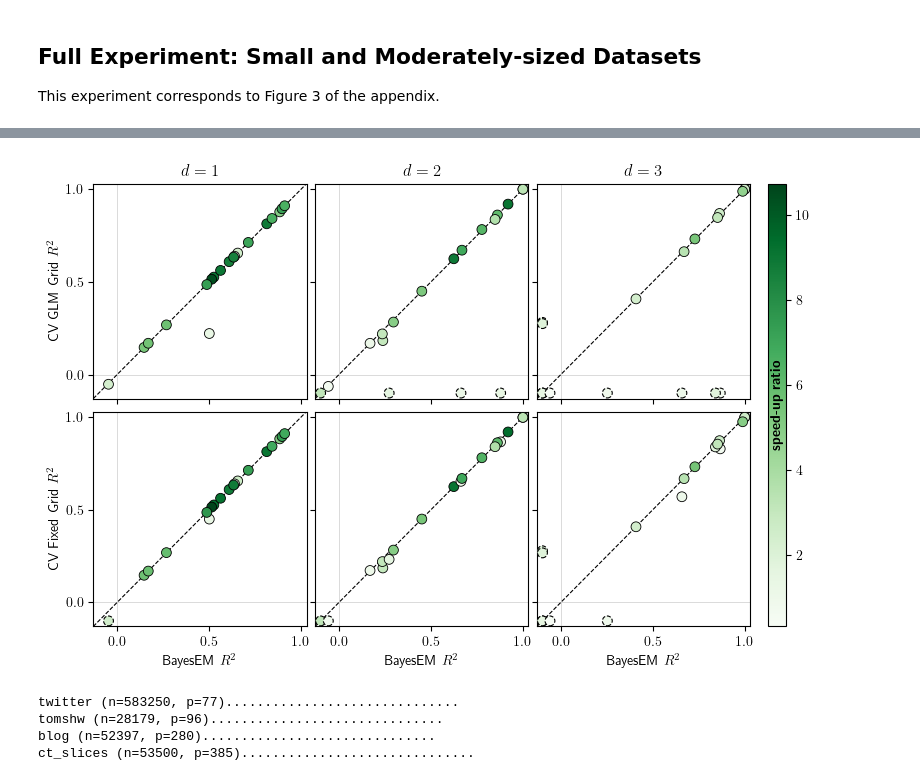
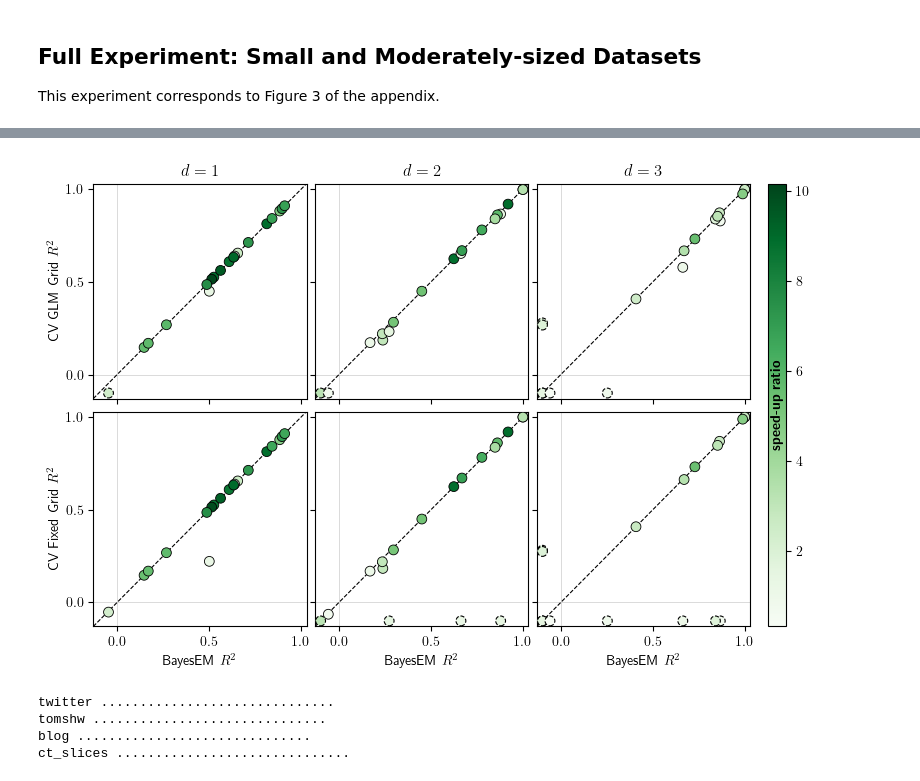
Before and after one commit to marioboley/fastridge, a Jupyter notebook: experiments/real_data.ipynb, the cells around one changed output, grey strips where cells are left out. Saved outputs shown, nothing was run; the diff lists cells and outputs as text; code cells hidden in the pictures.

Commit message:
feat: update real_data.ipynb to new EmpiricalDataExperiment API with explicit ns and generator
Co-Authored-By: Claude Sonnet 4.6 <noreply@anthropic.com>

```diff
--- a/experiments/real_data.ipynb
+++ b/experiments/real_data.ipynb
@@ -197,7 +200,7 @@ fig, axes = grid_with_colourbar(2, 3, norm, plt.cm.Greens,
 
 
 for col, e in enumerate([exp, exp_d2, exp_d3]):
-    for row, cv in enumerate([1, 2]):
+    for row, cv in enumerate([2, 1]):
         scatter_clipped(np.nanmean(e.prediction_r2_[:, :, 0, 0], axis=0),
                         np.nanmean(e.prediction_r2_[:, :, 0, cv], axis=0),
                         np.nanmean(e.fitting_time_[:, :, 0, cv], axis=0)
@@ -330,7 +334,8 @@ problems_full_d2 = [
 # %%
 exp_full_d2 = EmpiricalDataExperiment(
     problems_full_d2, list(estimators_full.values()),
-    n_iterations=30, seed=123,
+    reps=30, ns=[[NEURIPS2023_TRAIN_SIZES[p.dataset]] for p in problems_full_d2],
+    seed=123, generator='MT19937',
     est_names=list(estimators_full.keys())).run()
 print()
 # %% [output]
@@ -389,34 +394,35 @@ pd.DataFrame(rows_full_d2).sort_values('n_train', ascending=False).round(2)
 # %%
 problems_full_d3 = [
-    EmpiricalDataProblem('abalone',          'Rings',                         x_transforms=_OHE + [PolynomialExpansion(3)]),
-    EmpiricalDataProblem('airfoil',          'scaled-sound-pressure',         x_transforms=[PolynomialExpansion(3)]),
-    EmpiricalDataProblem('automobile',       'price',               nan_policy='drop_rows', x_transforms=_OHE + [PolynomialExpansion(3)]),
+    EmpiricalDataProblem('abalone',          'Rings',                         x_transforms=_OHE + [PolynomialExpansion(3)],                          zero_variance_filter=True),
+    EmpiricalDataProblem('airfoil',          'scaled-sound-pressure',         x_transforms=[PolynomialExpansion(3)],                                  zero_variance_filter=True),
+    EmpiricalDataProblem('automobile',       'price',               nan_policy='drop_rows', x_transforms=_OHE + [PolynomialExpansion(3)],              zero_variance_filter=True),
     EmpiricalDataProblem('autompg',          'mpg',
-                         drop=['car_name'], nan_policy='drop_rows', x_transforms=[PolynomialExpansion(3)]),
+                         drop=['car_name'], nan_policy='drop_rows', x_transforms=[PolynomialExpansion(3)],                                             zero_variance_filter=True),
     EmpiricalDataProblem('crime',            'ViolentCrimesPerPop',
                          drop=['state', 'fold', 'communityname'],
-                         nan_policy='drop_cols',                    x_transforms=[PolynomialExpansion(3)]),
+                         nan_policy='drop_cols',                    x_transforms=[PolynomialExpansion(3)],                                             zero_variance_filter=True),
     # EmpiricalDataProblem('ribo',             'y'),  # memory exhaustion at d>=2
     # EmpiricalDataProblem('eye',              'y'),  # excluded in paper for d=3
-    EmpiricalDataProblem('boston',           'medv',                          x_transforms=[PolynomialExpansion(3)]),
-    EmpiricalDataProblem('concrete',         'Concrete compressive strength', x_transforms=[PolynomialExpansion(3)]),
-    EmpiricalDataProblem('diabetes',         'target',                        x_transforms=[PolynomialExpansion(3)]),
+    EmpiricalDataProblem('boston',           'medv',                          x_transforms=[PolynomialExpansion(3)],                                  zero_variance_filter=True),
+    EmpiricalDataProblem('concrete',         'Concrete compressive strength', x_transforms=[PolynomialExpansion(3)],                                  zero_variance_filter=True),
+    EmpiricalDataProblem('diabetes',         'target',                        x_transforms=[PolynomialExpansion(3)],                                  zero_variance_filter=True),
     EmpiricalDataProblem('facebook',         'Total Interactions',
                          drop=['comment', 'like', 'share'],
-                         nan_policy='drop_rows',                      x_transforms=_OHE + [PolynomialExpansion(3)]),
-    EmpiricalDataProblem('forest',           'area',                          x_transforms=_OHE + [PolynomialExpansion(3)]),
-    EmpiricalDataProblem('naval_propulsion', 'GT_compressor_decay', drop=['GT_turbine_decay'],  x_transforms=[PolynomialExpansion(3)]),
-    EmpiricalDataProblem('naval_propulsion', 'GT_turbine_decay',    drop=['GT_compressor_decay'], x_transforms=[PolynomialExpansion(3)]),
-    EmpiricalDataProblem('parkinsons',       'motor_UPDRS',         drop=['total_UPDRS'],       x_transforms=[PolynomialExpansion(3)]),
-    EmpiricalDataProblem('parkinsons',       'total_UPDRS',         drop=['motor_UPDRS'],       x_transforms=[PolynomialExpansion(3)]),
-    EmpiricalDataProblem('real_estate',      'Y house price of unit area',    x_transforms=[PolynomialExpansion(3)]),
-    EmpiricalDataProblem('student',          'G3',                  drop=['G1', 'G2'],         x_transforms=_OHE + [PolynomialExpansion(3)]),
-    EmpiricalDataProblem('yacht',            'Residuary_resistance',          x_transforms=[PolynomialExpansion(3)]),
+                         nan_policy='drop_rows',                    x_transforms=_OHE + [PolynomialExpansion(3)],                                     zero_variance_filter=True),
+    EmpiricalDataProblem('forest',           'area',                          x_transforms=_OHE + [PolynomialExpansion(3)],                           zero_variance_filter=True),
+    EmpiricalDataProblem('naval_propulsion', 'GT_compressor_decay', drop=['GT_turbine_decay'],   x_transforms=[PolynomialExpansion(3)],               zero_variance_filter=True),
+    EmpiricalDataProblem('naval_propulsion', 'GT_turbine_decay',    drop=['GT_compressor_decay'], x_transforms=[PolynomialExpansion(3)],              zero_variance_filter=True),
+    EmpiricalDataProblem('parkinsons',       'motor_UPDRS',         drop=['total_UPDRS'],        x_transforms=[PolynomialExpansion(3)],               zero_variance_filter=True),
+    EmpiricalDataProblem('parkinsons',       'total_UPDRS',         drop=['motor_UPDRS'],        x_transforms=[PolynomialExpansion(3)],               zero_variance_filter=True),
+    EmpiricalDataProblem('real_estate',      'Y house price of unit area',    x_transforms=[PolynomialExpansion(3)],                                  zero_variance_filter=True),
+    EmpiricalDataProblem('student',          'G3',                  drop=['G1', 'G2'],          x_transforms=_OHE + [PolynomialExpansion(3)],         zero_variance_filter=True),
+    EmpiricalDataProblem('yacht',            'Residuary_resistance',          x_transforms=[PolynomialExpansion(3)],                                  zero_variance_filter=True),
 ]
 # %%
 exp_full_d3 = EmpiricalDataExperiment(
     problems_full_d3, list(estimators_full.values()),
-    n_iterations=30, seed=123,
+    reps=30, ns=[[NEURIPS2023_TRAIN_SIZES[p.dataset]] for p in problems_full_d3],
+    seed=123, generator='MT19937',
     est_names=list(estimators_full.keys())).run()
 print()
 # %% [output]
@@ -473,22 +479,22 @@ pd.DataFrame(rows_full_d3).sort_values('n_train', ascending=False).round(2)
 # %%
 su_all = [np.nanmean(e.fitting_time_[:, i, 0, cv]) / np.nanmean(e.fitting_time_[:, i, 0, 0])
           for e in [exp_full, exp_full_d2, exp_full_d3] for cv in [1, 2] for i in range(len(e.problems))]
 norm = mcolors.Normalize(vmin=min(su_all), vmax=max(su_all))
 
 fig, axes = grid_with_colourbar(2, 3, norm, plt.cm.Greens,
                                 y_labels=['CV GLM Grid $R^2$', 'CV Fixed Grid $R^2$'],
                                 col_titles=['$d=1$', '$d=2$', '$d=3$'],
                                 x_labels='BayesEM $R^2$', cbar_label=r'\textbf{speed-up ratio}')
 
 
 for col, e in enumerate([exp_full, exp_full_d2, exp_full_d3]):
-    for row, cv in enumerate([1, 2]):
+    for row, cv in enumerate([2, 1]):
         scatter_clipped(np.nanmean(e.prediction_r2_[:, :, 0, 0], axis=0),
                         np.nanmean(e.prediction_r2_[:, :, 0, cv], axis=0),
                         np.nanmean(e.fitting_time_[:, :, 0, cv], axis=0)
                         / np.nanmean(e.fitting_time_[:, :, 0, 0], axis=0),
                         norm, plt.cm.Greens, ax=axes[row, col])
 # %% [output]
-[figure, old version]
+[figure, new version]
 # %%
 problems_large = [
@@ -500,14 +506,15 @@ problems_large = [
 # %%
 exp_large = EmpiricalDataExperiment(
     problems_large, list(estimators_full.values()),
-    n_iterations=30, seed=123,
+    reps=30, ns=[[NEURIPS2023_TRAIN_SIZES[p.dataset]] for p in problems_large],
+    seed=123, generator='MT19937',
     est_names=list(estimators_full.keys())).run()
 print()
 # %% [output]
-twitter (n=583250, p=77)..............................
-tomshw (n=28179, p=96)..............................
-blog (n=52397, p=280)..............................
-ct_slices (n=53500, p=385)..............................
+twitter ..............................
+tomshw ..............................
+blog ..............................
+ct_slices ..............................
 # %%
 rows_large = []
 for i, problem in enumerate(exp_large.problems):
```
Also changed, not shown: parts of 22 cells of this notebook, 3 other files.
